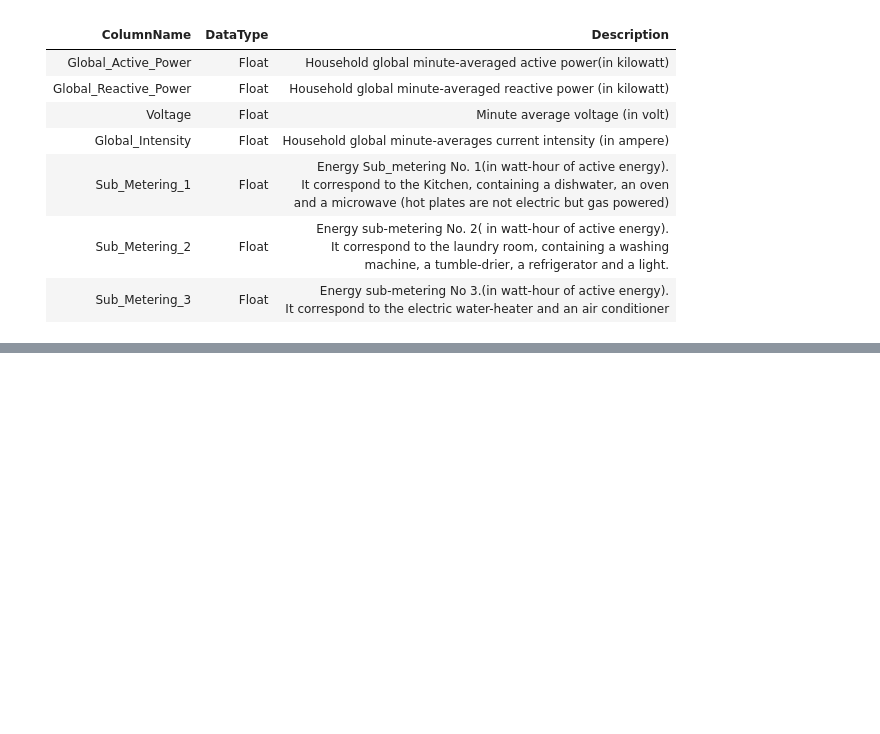
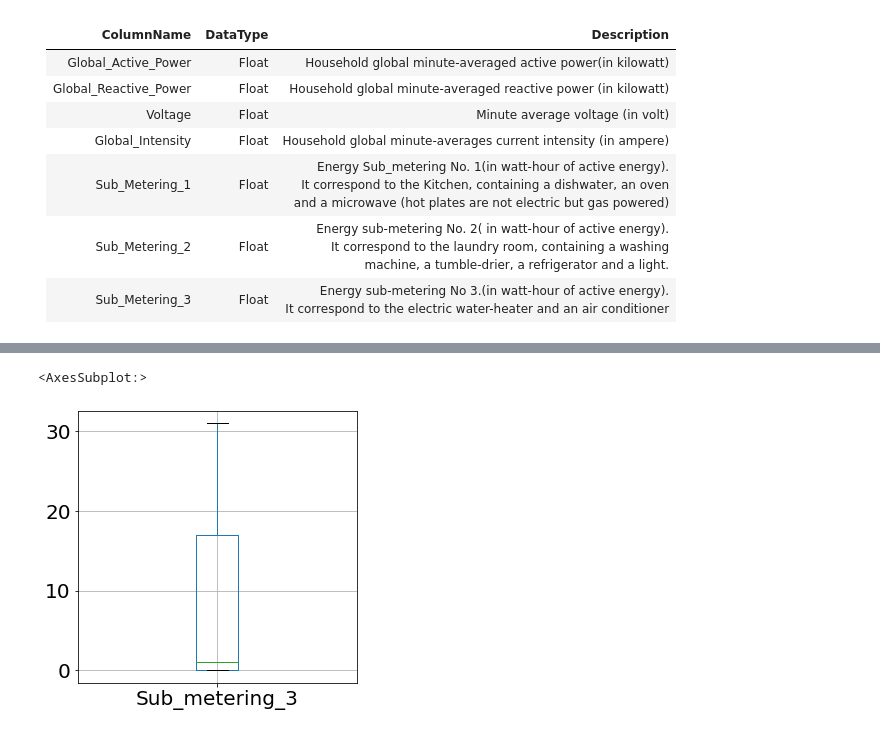
Before and after one commit to SirkyGit/DS2-project, a Jupyter notebook: notebooks/Problem Statement.ipynb, the cells around one changed output, grey strips where cells are left out. Saved outputs shown, nothing was run; the diff lists cells and outputs as text; code cells hidden in the pictures; blank space fills up the shorter version.

```diff
--- a/notebooks/Problem Statement.ipynb
+++ b/notebooks/Problem Statement.ipynb
@@ -60,0 +243,6 @@ household.head()
+# %%
+# plotting of Outliers in the Sub_metering_3 Column
+household.boxplot("Sub_metering_3", figsize=(5,5), fontsize= 20)
+# %% [output]
+<AxesSubplot:>
+[figure, added]
```
Also changed, not shown: parts of 29 cells of this notebook, 2 other files.
